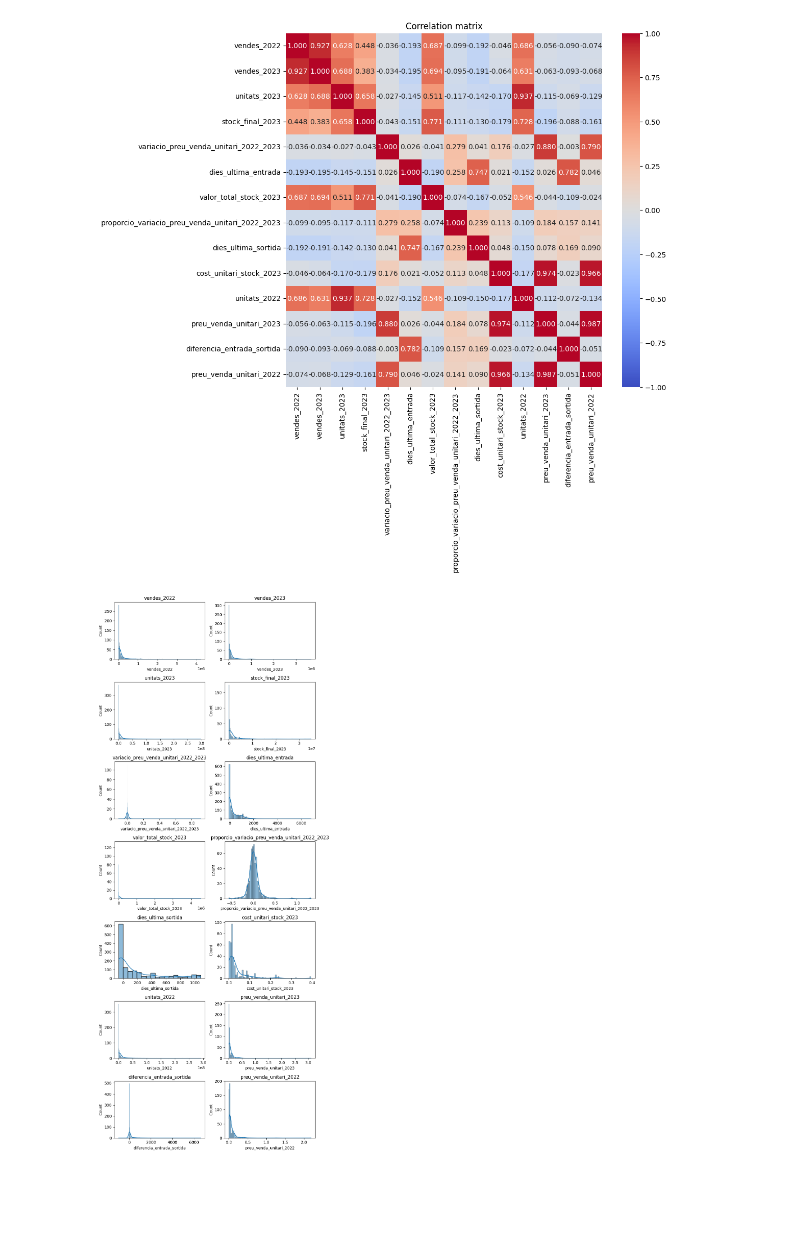
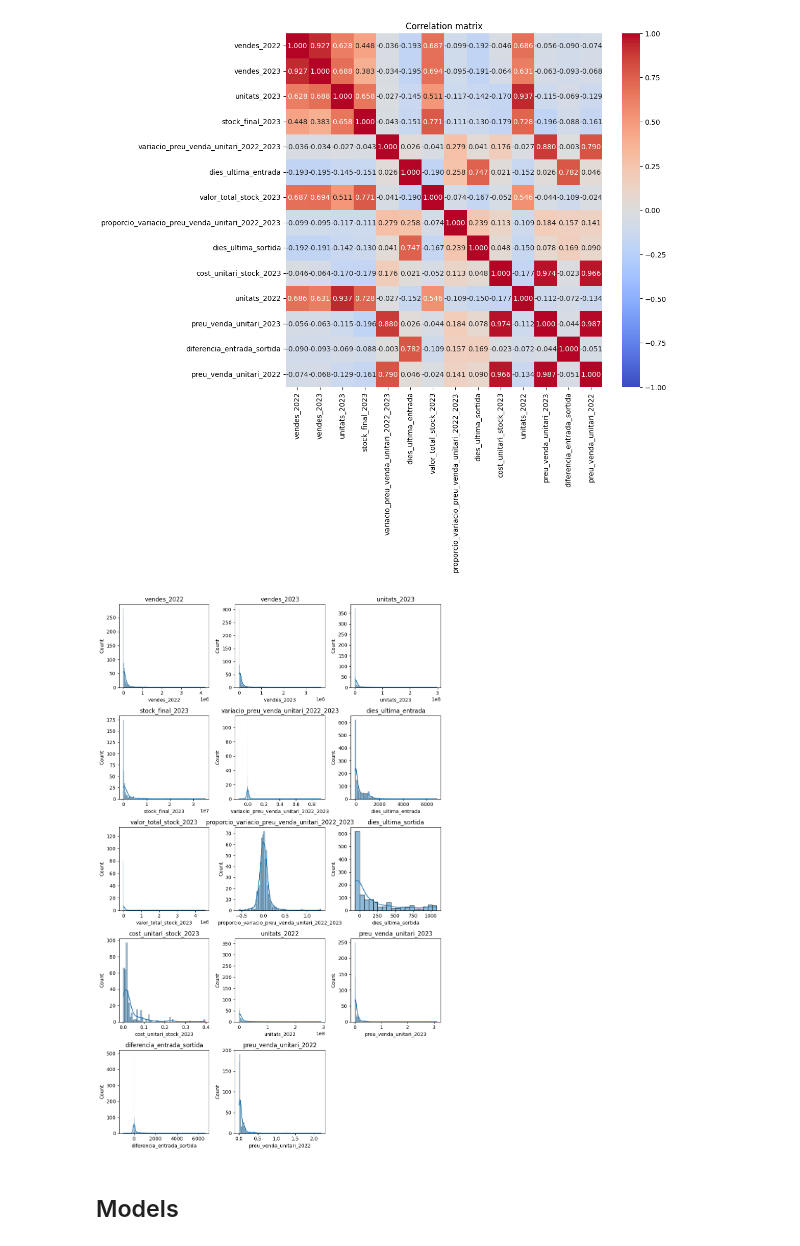
Before and after one commit to caiselvas/challenge-auditoria, a Jupyter notebook: main.ipynb, the cells around one changed output. Saved outputs shown, nothing was run; the diff lists cells and outputs as text; code cells hidden in the pictures; blank space fills up the shorter version.

```diff
--- a/main.ipynb
+++ b/main.ipynb
@@ -58,14 +58,20 @@ Text(0.5, 1.0, 'Correlation matrix')
 # %%
 # Histograms of numerical columns with sns
 total_cols = len(numerical_cols)
 ncols = 3
-nrows = total_cols // ncols + (total_cols % ncols > 0)
-fig, axs = plt.subplots(nrows=nrows, ncols=ncols, figsize=(8, 20))
+nrows = total_cols // ncols + 1
+fig, axs = plt.subplots(nrows=nrows, ncols=ncols, figsize=(10, 16))
 for i, col in enumerate(numerical_cols):
-	sns.histplot(inventory_data[col], ax=axs[i//2, i%2], kde=True)
-	axs[i//2, i%2].set_title(col)
+	ax = axs[i // ncols, i % ncols]
+	sns.histplot(inventory_data[col], ax=ax, kde=True)
+	ax.set_title(col)
 
+# Remove empty plots
+for i in range(total_cols, nrows * ncols):
+	fig.delaxes(axs[i // ncols, i % ncols])
 plt.tight_layout()
 plt.show()
 # %% [output]
-[figure, old version]
+[figure, new version]
+# %% [markdown]
+## Models
```
Also changed, not shown: 1 other file.
